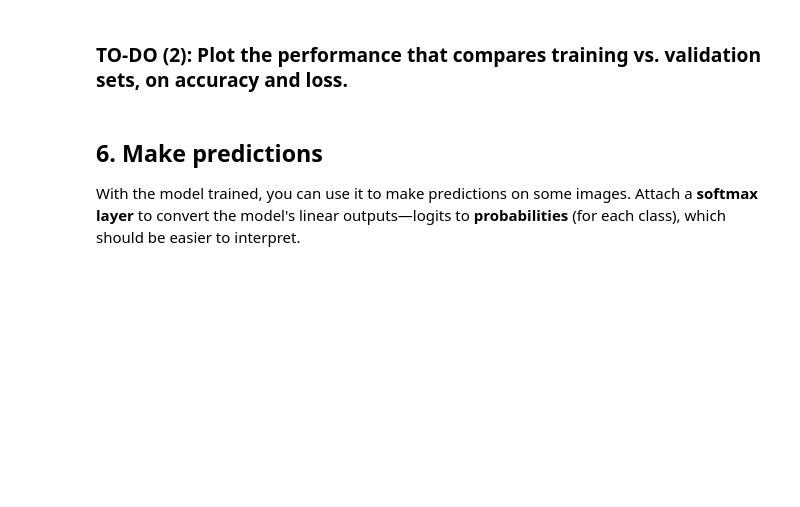
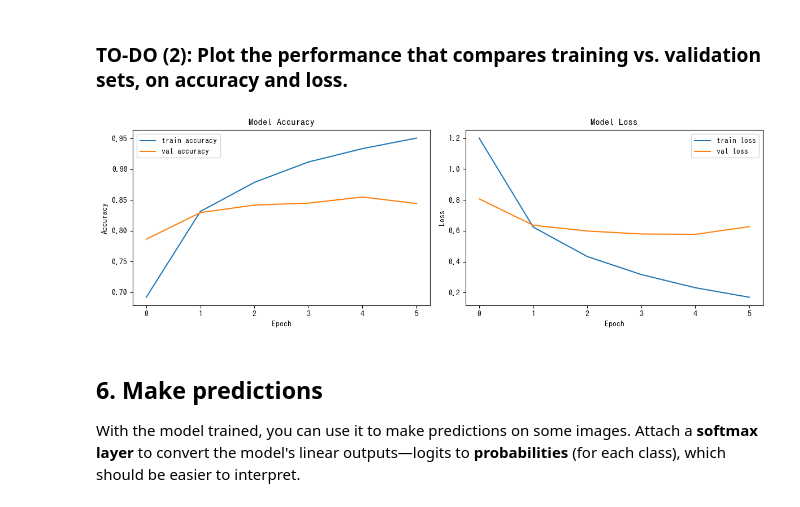
Before and after one commit to MaxBarajas1/maxquant, a Jupyter notebook: HW3-Kuzushiji-46/Kuzushiji_starter.ipynb, the cells around one changed output. Drawn from its saved outputs; the diff is of its cells as text; code cells hidden in the pictures; blank space fills up the shorter version.

```diff
--- a/HW3-Kuzushiji-46/Kuzushiji_starter.ipynb
+++ b/HW3-Kuzushiji-46/Kuzushiji_starter.ipynb
@@ -66,9 +91,9 @@ print(f"Test: x={X_test.shape}")
 ### **TO-DO (1)**: Normalize images so that each pixel value will be a floating number and between 0.0 and 1.0 (by dividing by 255.0).
 # %%
 # TO-DO (1)
-train_images = None  # YOU FILL IN HERE
-val_images = None  # YOU FILL IN HERE
-test_images = None  # YOU FILL IN HERE
+train_images = X_train / 255.0
+val_images = X_val / 255.0
+test_images = X_test / 255.0
 
 train_labels = y_train
 val_labels = y_val
@@ -78,11 +103,8 @@ val_labels = y_val
 We will use a multi-layer feed-forward network (also called MFFNN). The starter model is quite simple: input layer + one hidden layer + output layer.
 # %%
 model = tf.keras.Sequential([
-    # Input: flatten 28x28 grayscale pixels into a 1-D array
     tf.keras.layers.Flatten(input_shape=input_shape),
-    # Hidden layer: 128 nodes with ReLU activation
-    tf.keras.layers.Dense(128, activation="relu"),
-    # DON'T CHANGE: output layer with num_classes (46) nodes
+    tf.keras.layers.Dense(512, activation="relu"),    # 256 → 512
     tf.keras.layers.Dense(num_classes),
 ])
 
@@ -118,5 +142,5 @@ history = model.fit(
     train_images,
     train_labels,
     validation_data=(val_images, val_labels),
-    epochs=20,
+    epochs=6,
 )
@@ -128,3 +162,27 @@ history = model.fit(
+# %%
+# TO-DO (2):
+fig, axes = plt.subplots(1, 2, figsize=(12, 4))
+
+# Accuracy plot
+axes[0].plot(history.history['accuracy'], label='train accuracy')
+axes[0].plot(history.history['val_accuracy'], label='val accuracy')
+axes[0].set_title('Model Accuracy')
+axes[0].set_xlabel('Epoch')
+axes[0].set_ylabel('Accuracy')
+axes[0].legend()
+
+# Loss plot
+axes[1].plot(history.history['loss'], label='train loss')
+axes[1].plot(history.history['val_loss'], label='val loss')
+axes[1].set_title('Model Loss')
+axes[1].set_xlabel('Epoch')
+axes[1].set_ylabel('Loss')
+axes[1].legend()
+
+plt.tight_layout()
+plt.show()
+# %% [output]
+[figure, added]
 # %% [markdown]
 ## 6. Make predictions
 
```
Also changed, not shown: parts of 11 cells of this notebook.
